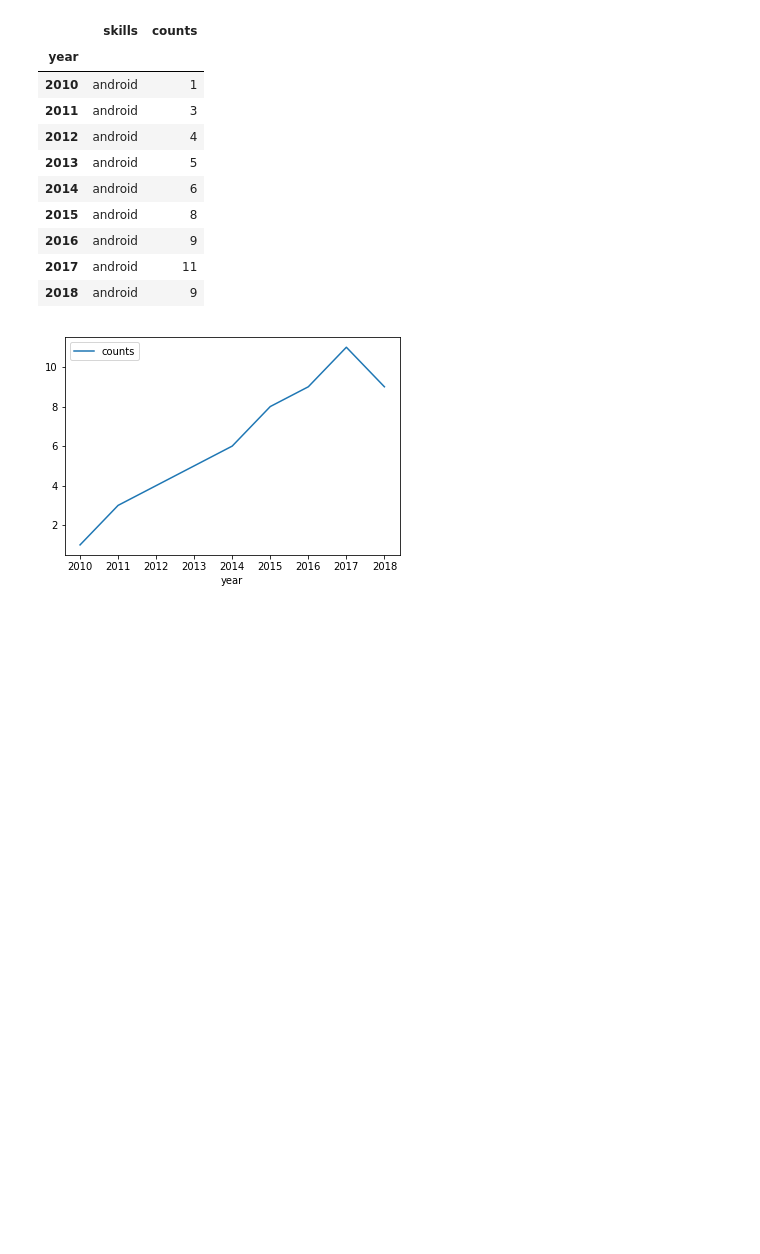
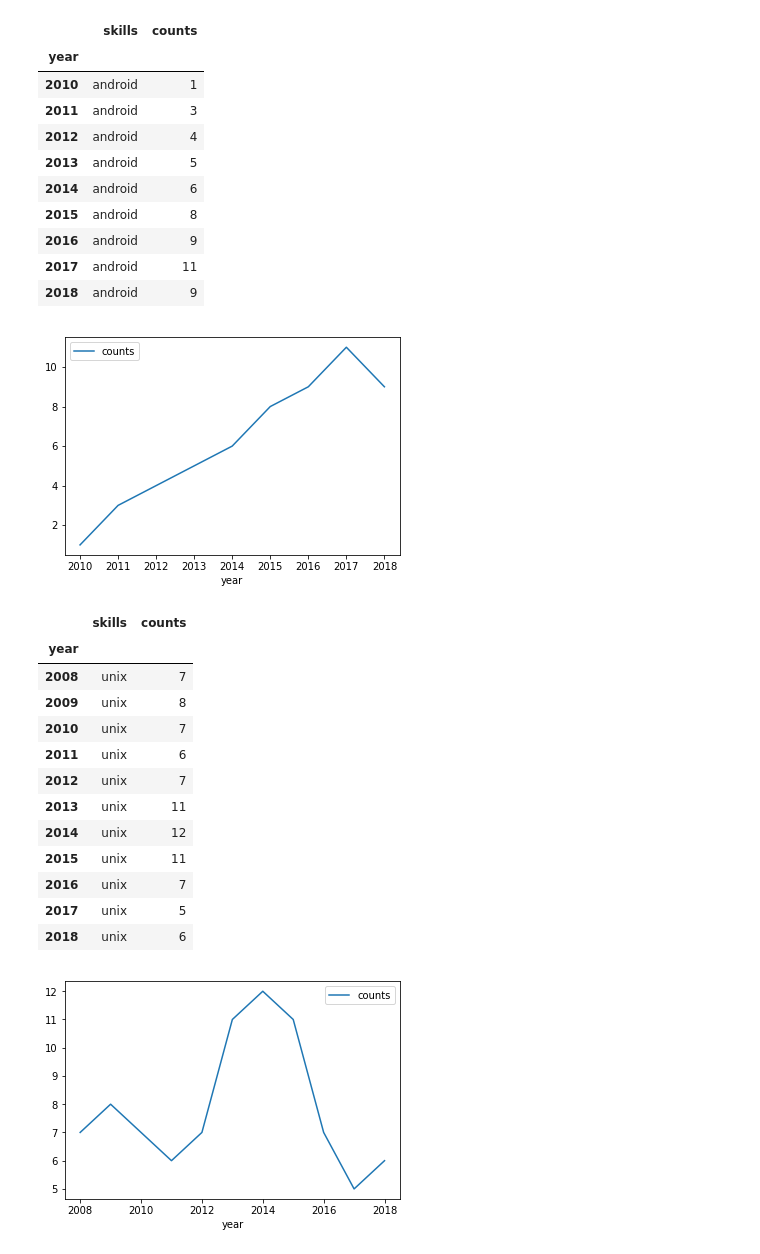
Before and after one commit to hodsonjames/employment, a Jupyter notebook: LDA_replication/tech_extraction.ipynb, the cells around one changed output. Cells and saved outputs as stored; diff of their text form; code cells hidden in the pictures; blank space fills up the shorter version.

Commit message:
Minor fixes, added a list of searchables

```diff
--- a/LDA_replication/tech_extraction.ipynb
+++ b/LDA_replication/tech_extraction.ipynb
@@ -87,5 +87,3 @@ def save_data(comp = 'Google', start = 2008, end = 2018):
         temp = get_matches(company = comp, year = i)
         temp.to_csv('{}_{}_{}/{}_{}.csv'.format(comp, start, end, comp, i))
     return
-for i in company_names:
-        save_data(comp = i, start = 2008, end = 2018)
@@ -93,10 +96,12 @@ for i in company_names:
 #MAIN METHOD
 def search_and_plot(keyword = 'android', comp = 'Google'):
     temp = pd.DataFrame()
+    skilllist = pd.DataFrame()
     years = []
     for i in range(2008, 2019):
         read = pd.read_csv('{}_2008_2018/{}_{}.csv'.format(comp, comp, i))
         df = pd.DataFrame(read['Skills'].value_counts().rename_axis('skills').reset_index(name='counts'))
+        skilllist = skilllist.append(df)
         if df.loc[df['skills'] == keyword].size == 0:
             continue
         else:
@@ -106,6 +111,8 @@ def search_and_plot(keyword = 'android', comp = 'Google'):
     temp = temp.set_index('year')
     if temp.empty:
         print('The requested keyword cannot be found in job titles from %s data!' % comp)
+        print('Please search from this list: ')
+        print(skilllist.skills.unique())
         return
     else:
         temp.plot()
@@ -167,3 +175,21 @@ search_and_plot(comp = 'Netflix', keyword = 'android')
 | 2017 | android | 11 |
 | 2018 | android | 9 |
 [figure]
+# %%
+#Example 4: Apple's usage of unix
+search_and_plot(comp = 'Apple', keyword = 'unix')
+# %% [output]
+|  | skills | counts |
+| year |  |  |
+| 2008 | unix | 7 |
+| 2009 | unix | 8 |
+| 2010 | unix | 7 |
+| 2011 | unix | 6 |
+| 2012 | unix | 7 |
+| 2013 | unix | 11 |
+| 2014 | unix | 12 |
+| 2015 | unix | 11 |
+| 2016 | unix | 7 |
+| 2017 | unix | 5 |
+| 2018 | unix | 6 |
+[figure, added]
```
Also changed, not shown: parts of 5 cells of this notebook, 1 other file.
